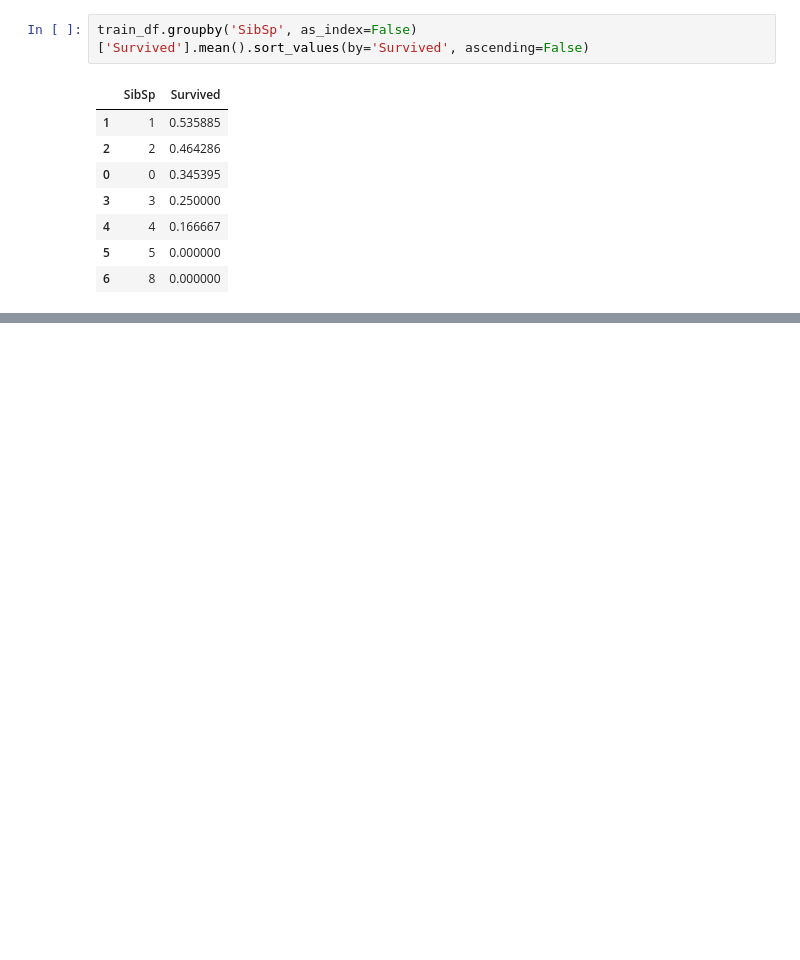
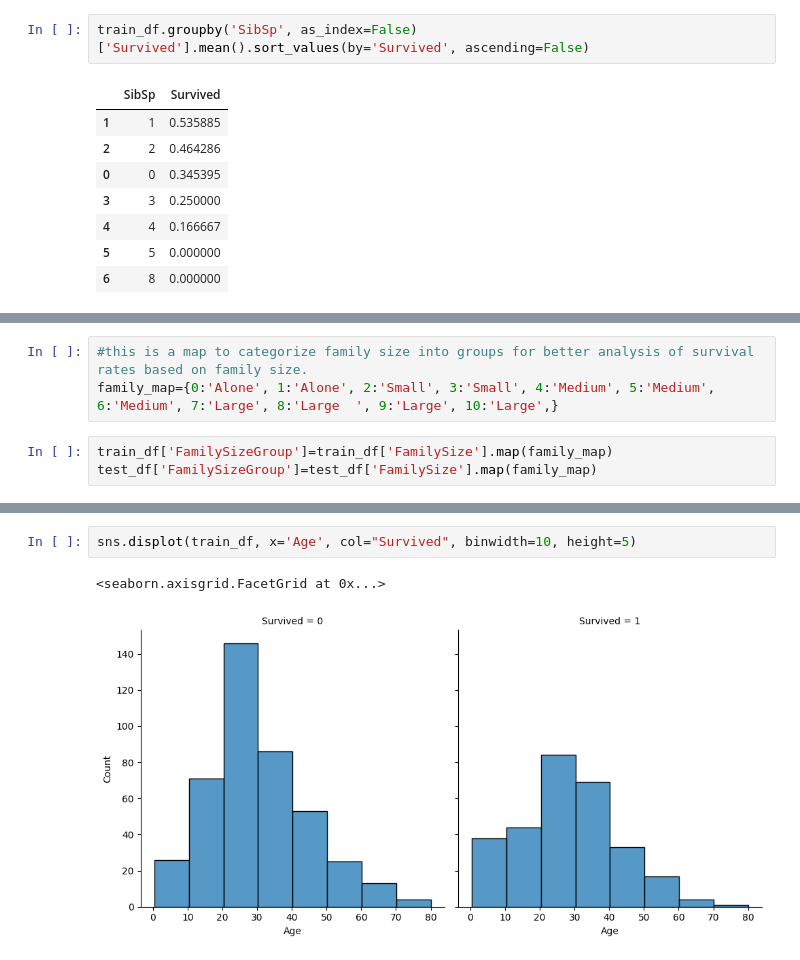
Before and after one commit to mitheko/titanic-dataset-project, a Jupyter notebook: test_environment.ipynb, the cells around one changed output, grey strips where cells are left out. Drawn from its saved outputs; the diff is of its cells as text; blank space fills up the shorter version.

```diff
--- a/test_environment.ipynb
+++ b/test_environment.ipynb
@@ -154,0 +170,6 @@ train_df.groupby('FamilySize', as_index=False)['Survived'].mean().sort_values
+# %%
+#this is a map to categorize family size into groups for better analysis of survival rates based on family size.
+family_map={0:'Alone', 1:'Alone', 2:'Small', 3:'Small', 4:'Medium', 5:'Medium', 6:'Medium', 7:'Large', 8:'Large  ', 9:'Large', 10:'Large',}
+# %%
+train_df['FamilySizeGroup']=train_df['FamilySize'].map(family_map)
+test_df['FamilySizeGroup']=test_df['FamilySize'].map(family_map)
@@ -154,0 +191,5 @@ train_df.groupby('FamilySize', as_index=False)['Survived'].mean().sort_values
+# %%
+sns.displot(train_df, x='Age', col="Survived", binwidth=10, height=5)
+# %% [output]
+<seaborn.axisgrid.FacetGrid at 0x...>
+[figure, added]
```
Also changed, not shown: parts of 22 cells of this notebook.
